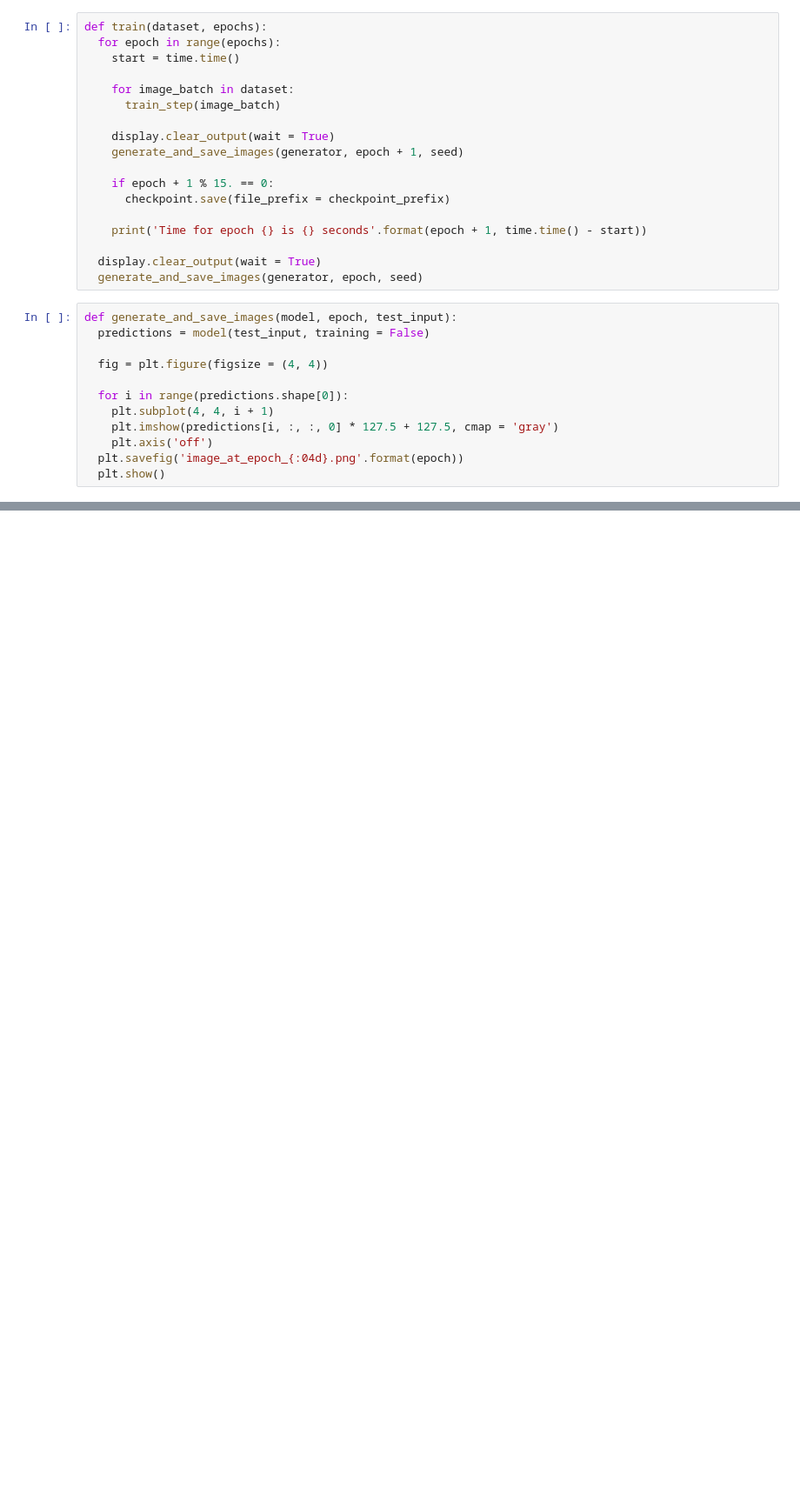
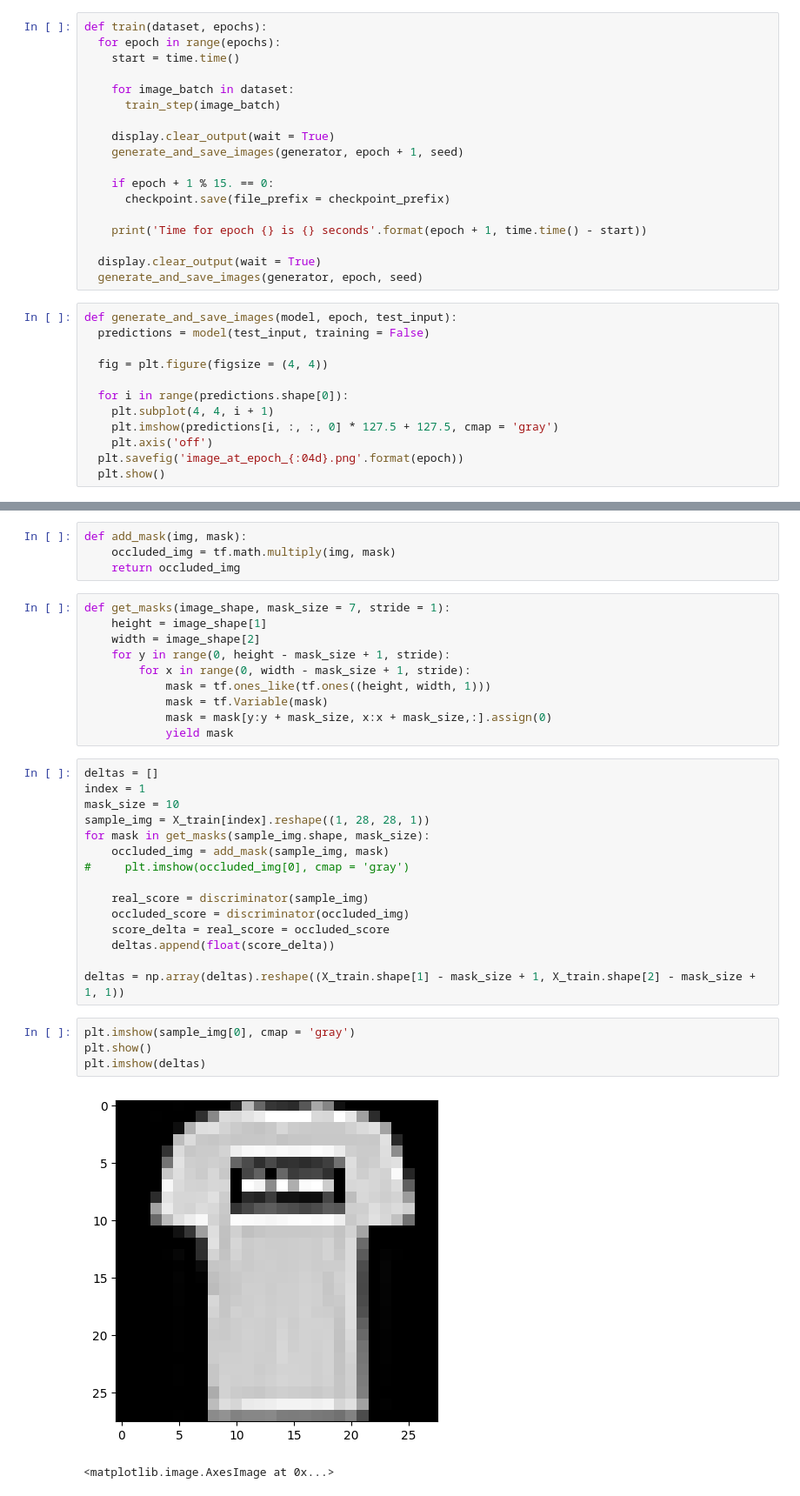
Before and after one commit to utsav-desai/mini_projects, a Jupyter notebook: Deep Learning/GANs/GANs.ipynb, the cells around one changed output, grey strips where cells are left out. Shown at 87% size. Drawn from its saved outputs; the diff is of its cells as text; blank space fills up the shorter version.

```diff
--- a/Deep Learning/GANs/GANs.ipynb
+++ b/Deep Learning/GANs/GANs.ipynb
@@ -175,0 +181,36 @@ Time for epoch 16 is 85.7966730594635 seconds
+# %%
+def add_mask(img, mask):
+    occluded_img = tf.math.multiply(img, mask)
+    return occluded_img
+# %%
+def get_masks(image_shape, mask_size = 7, stride = 1):
+    height = image_shape[1]
+    width = image_shape[2]
+    for y in range(0, height - mask_size + 1, stride):
+        for x in range(0, width - mask_size + 1, stride):
+            mask = tf.ones_like(tf.ones((height, width, 1)))
+            mask = tf.Variable(mask)
+            mask = mask[y:y + mask_size, x:x + mask_size,:].assign(0)
+            yield mask
+# %%
+deltas = []
+index = 1
+mask_size = 10
+sample_img = X_train[index].reshape((1, 28, 28, 1))
+for mask in get_masks(sample_img.shape, mask_size):
+    occluded_img = add_mask(sample_img, mask)
+#     plt.imshow(occluded_img[0], cmap = 'gray')
+
+    real_score = discriminator(sample_img)
+    occluded_score = discriminator(occluded_img)
+    score_delta = real_score = occluded_score
+    deltas.append(float(score_delta))
+
+deltas = np.array(deltas).reshape((X_train.shape[1] - mask_size + 1, X_train.shape[2] - mask_size + 1, 1))
+# %%
+plt.imshow(sample_img[0], cmap = 'gray')
+plt.show()
+plt.imshow(deltas)
+# %% [output]
+[figure, added]
+<matplotlib.image.AxesImage at 0x...>
```
Also changed, not shown: parts of 11 cells of this notebook.
